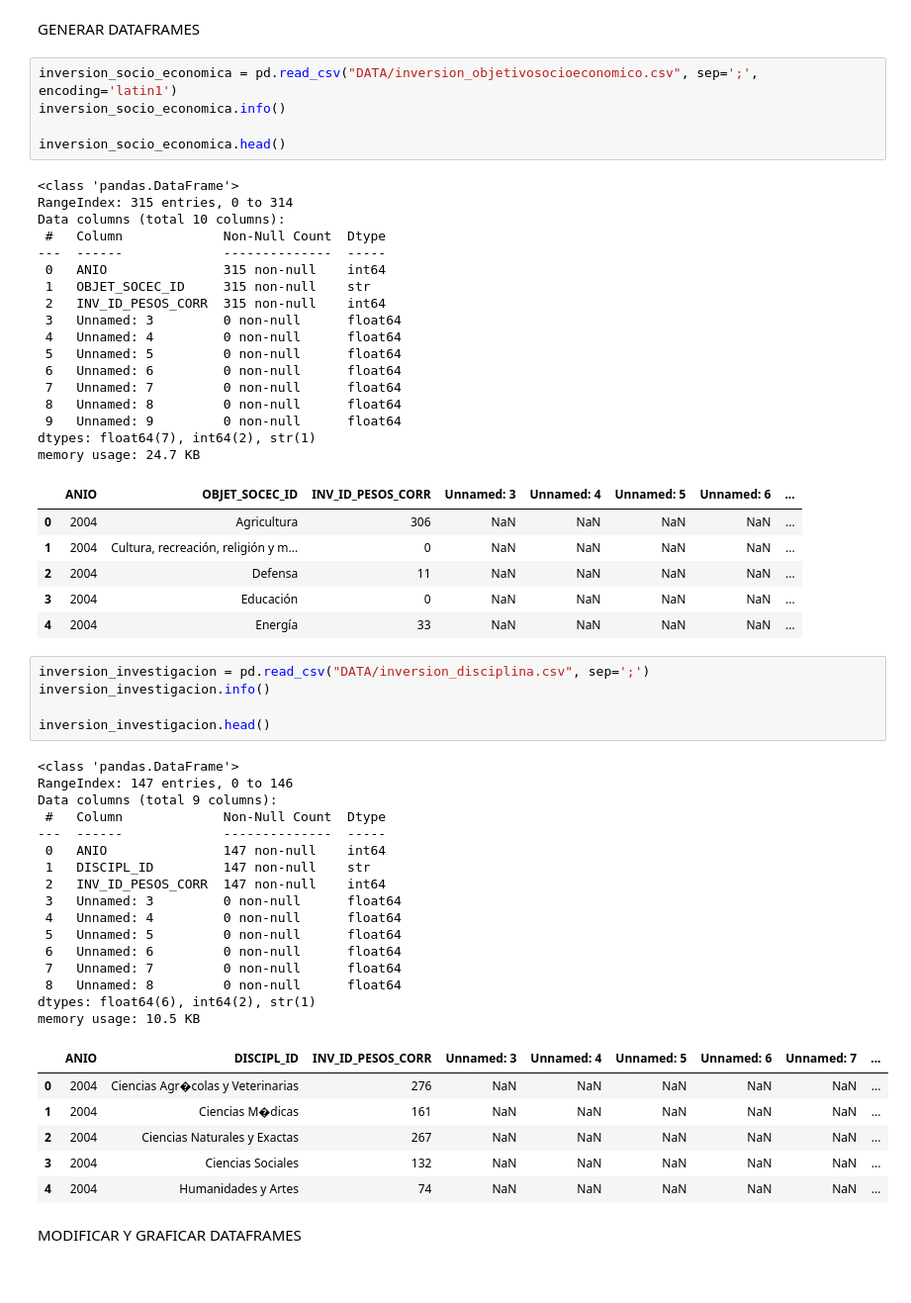
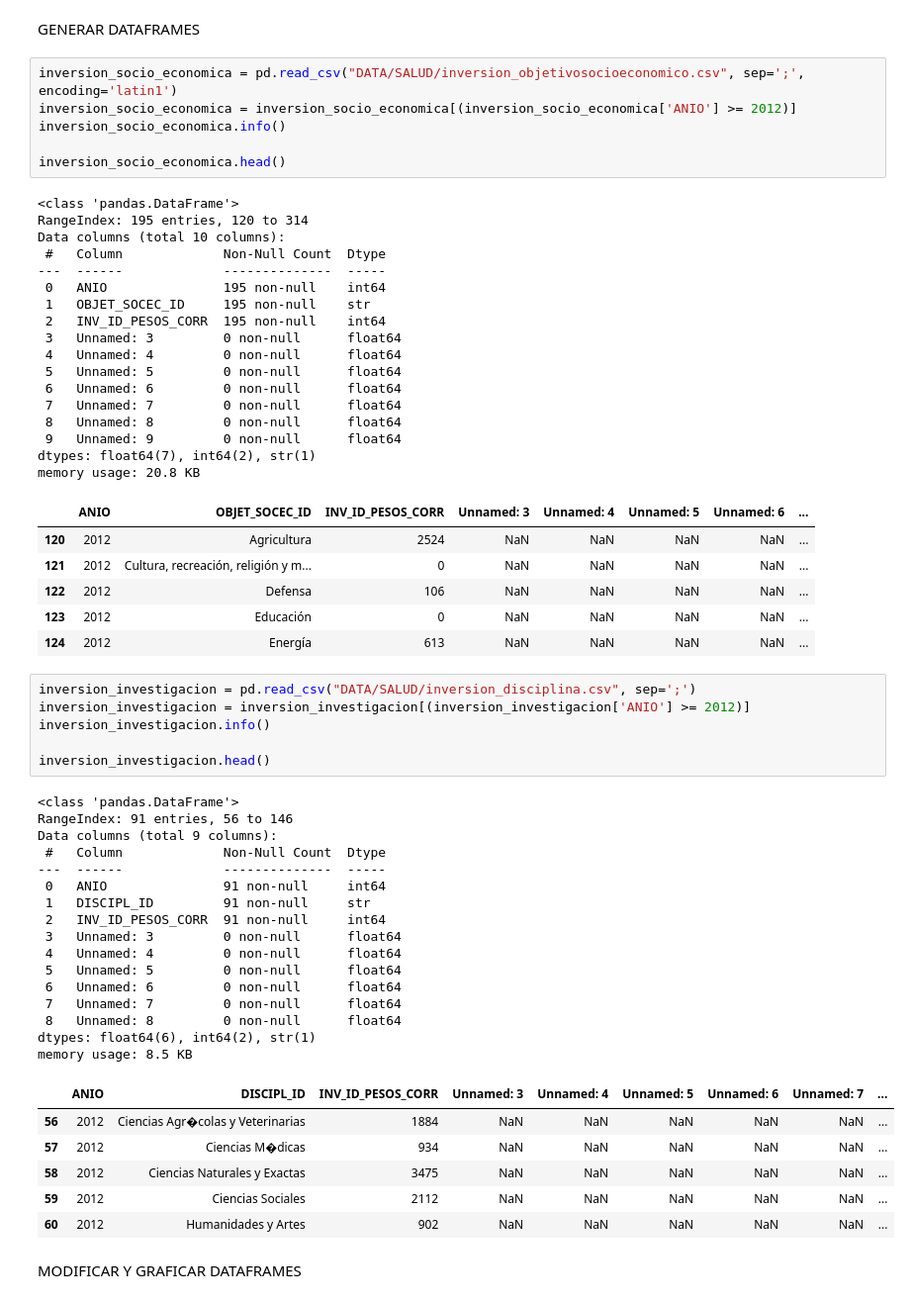
Before and after one commit to TomasVerniano/ANALISIS_POBLACION_ARGENTINA_AED, a Jupyter notebook: inversion_salud.ipynb, the cells around one changed output. Shown at 99% size. Drawn from its saved outputs; the diff is of its cells as text.

```diff
--- a/inversion_salud.ipynb
+++ b/inversion_salud.ipynb
@@ -10,19 +10,20 @@ import matplotlib.pyplot as plt
 # %% [markdown]
 GENERAR DATAFRAMES
 # %%
-inversion_socio_economica = pd.read_csv("DATA/inversion_objetivosocioeconomico.csv", sep=';', encoding='latin1')
+inversion_socio_economica = pd.read_csv("DATA/SALUD/inversion_objetivosocioeconomico.csv", sep=';', encoding='latin1')
+inversion_socio_economica = inversion_socio_economica[(inversion_socio_economica['ANIO'] >= 2012)]
 inversion_socio_economica.info()
 
 inversion_socio_economica.head()
 # %% [output]
 <class 'pandas.DataFrame'>
-RangeIndex: 315 entries, 0 to 314
+RangeIndex: 195 entries, 120 to 314
 Data columns (total 10 columns):
  #   Column             Non-Null Count  Dtype
 ---  ------             --------------  -----
- 0   ANIO               315 non-null    int64
- 1   OBJET_SOCEC_ID     315 non-null    str
- 2   INV_ID_PESOS_CORR  315 non-null    int64
+ 0   ANIO               195 non-null    int64
+ 1   OBJET_SOCEC_ID     195 non-null    str
+ 2   INV_ID_PESOS_CORR  195 non-null    int64
  3   Unnamed: 3         0 non-null      float64
  4   Unnamed: 4         0 non-null      float64
  5   Unnamed: 5         0 non-null      float64
@@ -31,41 +32,42 @@ Data columns (total 10 columns):
  8   Unnamed: 8         0 non-null      float64
  9   Unnamed: 9         0 non-null      float64
 dtypes: float64(7), int64(2), str(1)
-memory usage: 24.7 KB
+memory usage: 20.8 KB
 |  | ANIO | OBJET_SOCEC_ID | INV_ID_PESOS_CORR | Unnamed: 3 | Unnamed: 4 | Unnamed: 5 | Unnamed: 6 | ... |
-| 0 | 2004 | Agricultura | 306 | NaN | NaN | NaN | NaN | ... |
-| 1 | 2004 | Cultura, recreación, religión y m... | 0 | NaN | NaN | NaN | NaN | ... |
-| 2 | 2004 | Defensa | 11 | NaN | NaN | NaN | NaN | ... |
-| 3 | 2004 | Educación | 0 | NaN | NaN | NaN | NaN | ... |
-| 4 | 2004 | Energía | 33 | NaN | NaN | NaN | NaN | ... |
+| 120 | 2012 | Agricultura | 2524 | NaN | NaN | NaN | NaN | ... |
+| 121 | 2012 | Cultura, recreación, religión y m... | 0 | NaN | NaN | NaN | NaN | ... |
+| 122 | 2012 | Defensa | 106 | NaN | NaN | NaN | NaN | ... |
+| 123 | 2012 | Educación | 0 | NaN | NaN | NaN | NaN | ... |
+| 124 | 2012 | Energía | 613 | NaN | NaN | NaN | NaN | ... |
 # %%
-inversion_investigacion = pd.read_csv("DATA/inversion_disciplina.csv", sep=';')
+inversion_investigacion = pd.read_csv("DATA/SALUD/inversion_disciplina.csv", sep=';')
+inversion_investigacion = inversion_investigacion[(inversion_investigacion['ANIO'] >= 2012)]
 inversion_investigacion.info()
 
 inversion_investigacion.head()
 # %% [output]
 <class 'pandas.DataFrame'>
-RangeIndex: 147 entries, 0 to 146
+RangeIndex: 91 entries, 56 to 146
 Data columns (total 9 columns):
  #   Column             Non-Null Count  Dtype
 ---  ------             --------------  -----
- 0   ANIO               147 non-null    int64
- 1   DISCIPL_ID         147 non-null    str
- 2   INV_ID_PESOS_CORR  147 non-null    int64
+ 0   ANIO               91 non-null     int64
+ 1   DISCIPL_ID         91 non-null     str
+ 2   INV_ID_PESOS_CORR  91 non-null     int64
  3   Unnamed: 3         0 non-null      float64
  4   Unnamed: 4         0 non-null      float64
  5   Unnamed: 5         0 non-null      float64
  6   Unnamed: 6         0 non-null      float64
  7   Unnamed: 7         0 non-null      float64
  8   Unnamed: 8         0 non-null      float64
 dtypes: float64(6), int64(2), str(1)
-memory usage: 10.5 KB
+memory usage: 8.5 KB
 |  | ANIO | DISCIPL_ID | INV_ID_PESOS_CORR | Unnamed: 3 | Unnamed: 4 | Unnamed: 5 | Unnamed: 6 | Unnamed: 7 | ... |
-| 0 | 2004 | Ciencias Agr�colas y Veterinarias | 276 | NaN | NaN | NaN | NaN | NaN | ... |
-| 1 | 2004 | Ciencias M�dicas | 161 | NaN | NaN | NaN | NaN | NaN | ... |
-| 2 | 2004 | Ciencias Naturales y Exactas | 267 | NaN | NaN | NaN | NaN | NaN | ... |
-| 3 | 2004 | Ciencias Sociales | 132 | NaN | NaN | NaN | NaN | NaN | ... |
-| 4 | 2004 | Humanidades y Artes | 74 | NaN | NaN | NaN | NaN | NaN | ... |
+| 56 | 2012 | Ciencias Agr�colas y Veterinarias | 1884 | NaN | NaN | NaN | NaN | NaN | ... |
+| 57 | 2012 | Ciencias M�dicas | 934 | NaN | NaN | NaN | NaN | NaN | ... |
+| 58 | 2012 | Ciencias Naturales y Exactas | 3475 | NaN | NaN | NaN | NaN | NaN | ... |
+| 59 | 2012 | Ciencias Sociales | 2112 | NaN | NaN | NaN | NaN | NaN | ... |
+| 60 | 2012 | Humanidades y Artes | 902 | NaN | NaN | NaN | NaN | NaN | ... |
 # %% [markdown]
 MODIFICAR Y GRAFICAR DATAFRAMES
 # %%
```
Also changed, not shown: parts of 2 cells of this notebook, 22 other files.
